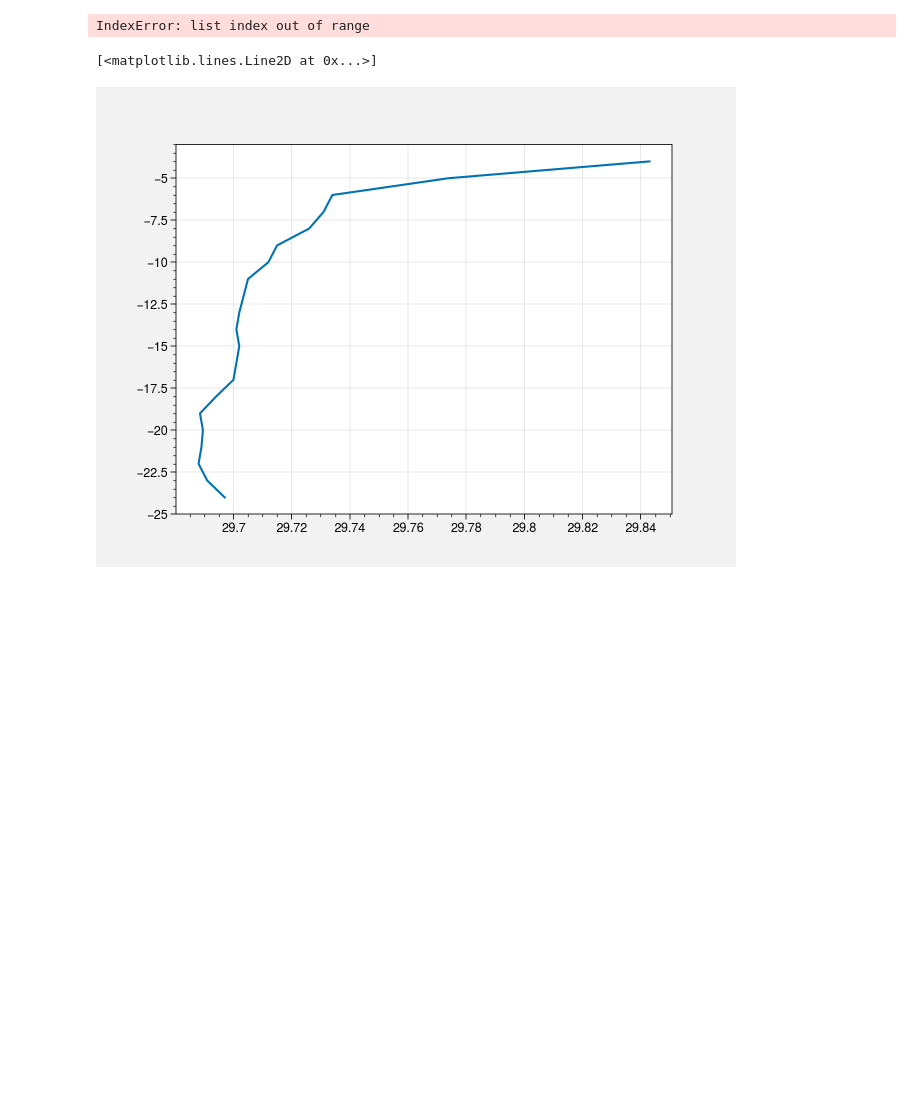
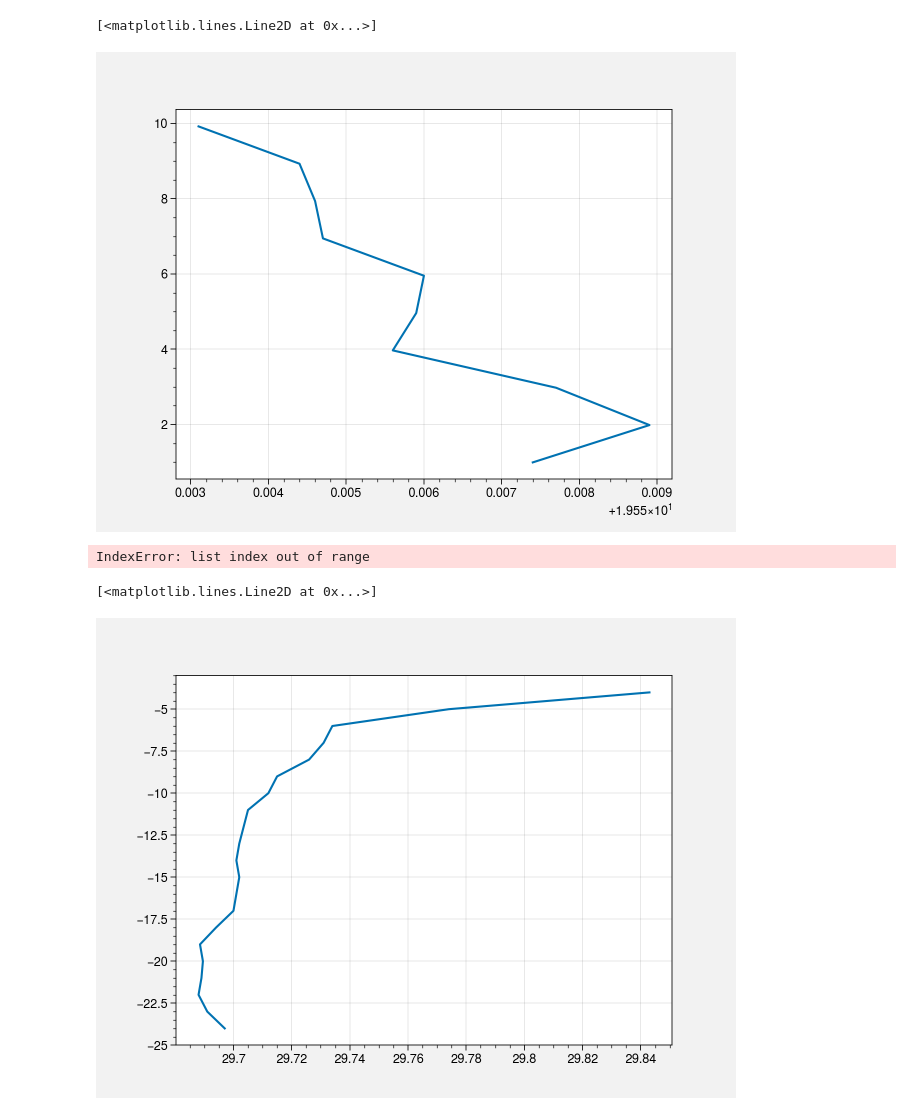
Before and after one commit to CARSv2/cars-v2, a Jupyter notebook: notebooks/RAN_to_CODA.ipynb, the cells around one changed output. Drawn from its saved outputs; the diff is of its cells as text; code cells hidden in the pictures; blank space fills up the shorter version.

```diff
--- a/notebooks/RAN_to_CODA.ipynb
+++ b/notebooks/RAN_to_CODA.ipynb
@@ -26,0 +83,22 @@ ran_ctd_dataset = xarray.open_dataset(ran_ctd_files_to_get[0])
+# %%
+ctd_time = np.zeros(len(ran_ctd_files_to_get),'datetime64[ns]')
+
+file_counter = 0
+for i_file in ran_ctd_files_to_get:
+    ctd_dataset = xarray.open_dataset(i_file)
+    ctd_time[file_counter]    = ctd_dataset['time'].values
+    ctd_dataset.close()
+    file_counter = file_counter+1
+
+
+ran_ctd_files_to_get_sorted = []
+
+
+time_sorted_idx = np.argsort(ctd_time)
+
+for i_index in time_sorted_idx:
+    ran_ctd_files_to_get_sorted.append( ran_ctd_files_to_get[i_index])
+
+ctd_time             = ctd_time[time_sorted_idx]
+years = ctd_time.astype('datetime64[Y]').astype(int) + 1970
+unique_years = np.unique(years)
@@ -27,5 +110,5 @@ ran_ctd_dataset = xarray.open_dataset(ran_ctd_files_to_get[0])
 # %%
-CODA_to_mnf_key = {'Temperature':'temperature',
+CODA_to_RAN_key = {'Temperature':'temperature',
                    'Salinity':'salinity',
                    'z':'pressure',
                     'latitude':'latitude',
@@ -34,3 +353,16 @@ CODA_to_mnf_key = {'Temperature':'temperature',
+# %%
+i_cast = 20
+
+T = CODA_output_dataset['Temperature'][i_cast]
+z = CODA_output_dataset['z'][i_cast]
+
+nan_mask = T==FILL_VALUE
+T[nan_mask] = np.nan
+z[nan_mask] = np.nan
+plt.plot(T,-z)
+# %% [output]
+[<matplotlib.lines.Line2D at 0x...>]
+[figure, added]
 # %%
 vars_to_get = ['z','Temperature','Salinity'] #,'latitude','longitude','time']
 
```
Also changed, not shown: parts of 6 cells of this notebook, 4 other files.
